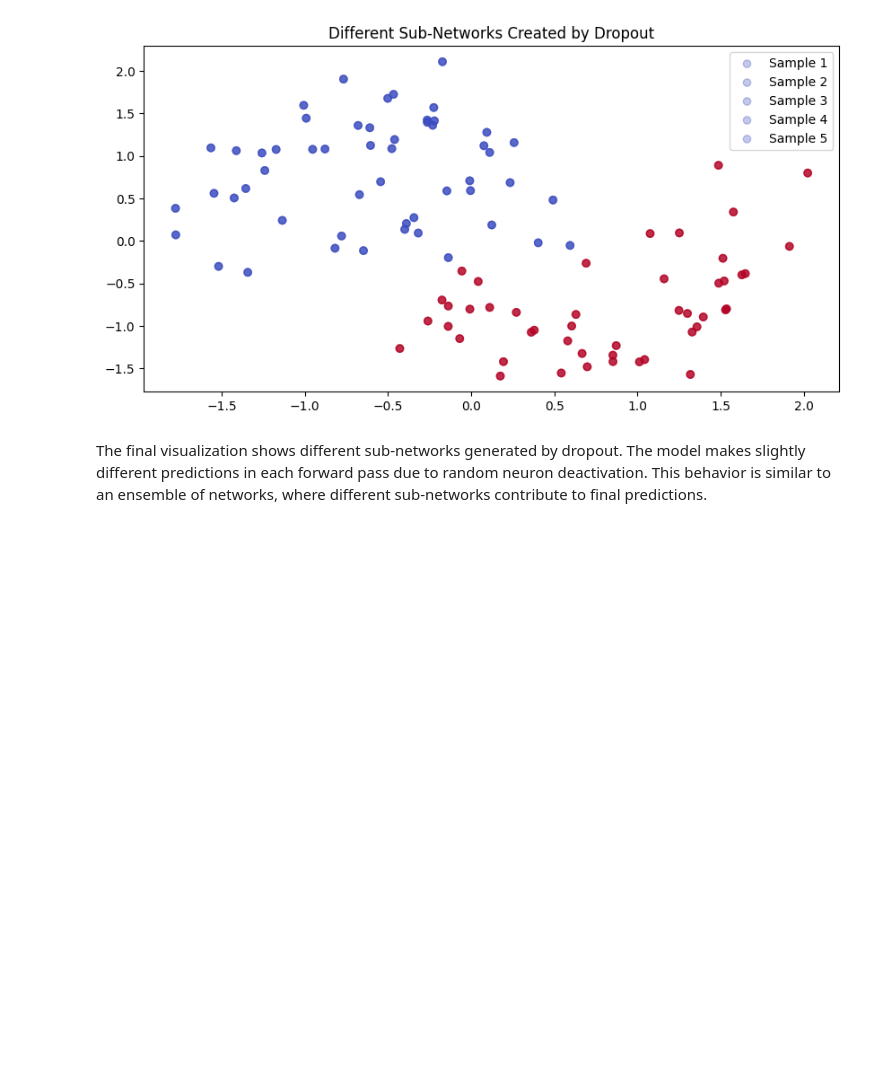
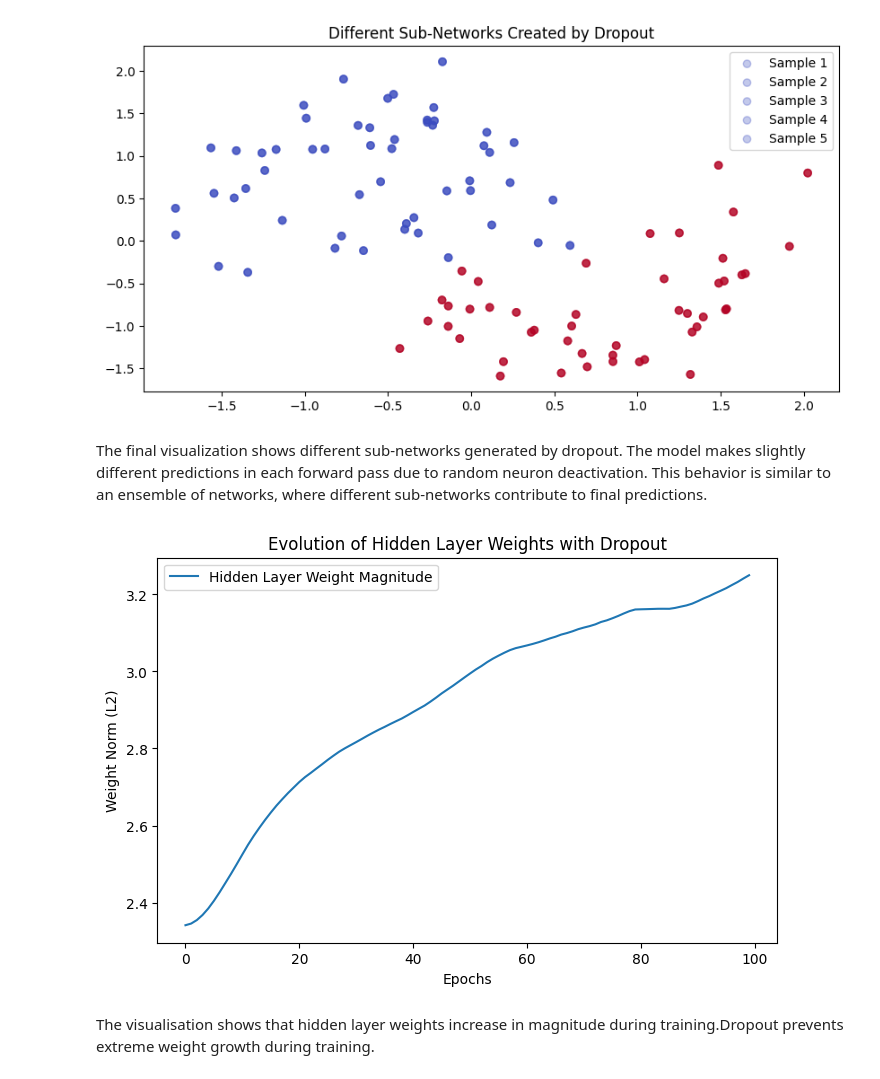
Before and after one commit to BoboSamson/BoboSamson, a Jupyter notebook: Dropout.ipynb, the cells around one changed output. Saved outputs shown, nothing was run; the diff lists cells and outputs as text; code cells hidden in the pictures; blank space fills up the shorter version.

```diff
--- a/Dropout.ipynb
+++ b/Dropout.ipynb
@@ -127,3 +127,66 @@ visualize_dropout_effect(model_with_dropout, X_test_tensor)
 The final visualization shows different sub-networks generated by dropout.
 The model makes slightly different predictions in each forward pass due to random neuron deactivation.
 This behavior is similar to an ensemble of networks, where different sub-networks contribute to final predictions.
+# %%
+import torch
+import torch.nn as nn
+import torch.optim as optim
+import numpy as np
+import matplotlib.pyplot as plt
+
+# Define a simple neural network with dropout
+class NeuralNetWithDropout(nn.Module):
+    def __init__(self, dropout_rate=0.5):
+        super(NeuralNetWithDropout, self).__init__()
+        self.fc1 = nn.Linear(2, 16)
+        self.fc2 = nn.Linear(16, 16)
+        self.fc3 = nn.Linear(16, 2)
+        self.dropout = nn.Dropout(p=dropout_rate)  # Dropout layer
+
+    def forward(self, x, train_mode=True):
+        x = torch.relu(self.fc1(x))
+        if train_mode:
+            x = self.dropout(x)  # Apply dropout only during training
+        x = torch.relu(self.fc2(x))
+        if train_mode:
+            x = self.dropout(x)
+        x = self.fc3(x)
+        return x
+
+# Function to track weight magnitudes during training
+def train_and_track_weights(model, optimizer, loss_fn, epochs=100):
+    weight_history = []  # Stores weight norms
+    for epoch in range(epochs):
+        optimizer.zero_grad()
+        outputs = model(X_train_tensor)
+        loss = loss_fn(outputs, y_train_tensor)
+        loss.backward()
+        optimizer.step()
+
+        # Track weight magnitudes for visualization
+        with torch.no_grad():
+            weight_norm = torch.norm(model.fc1.weight).item()
+            weight_history.append(weight_norm)
+
+    return weight_history
+
+# Initialize model and optimizer
+model_with_dropout = NeuralNetWithDropout(dropout_rate=0.5)
+optimizer = optim.Adam(model_with_dropout.parameters(), lr=0.01)
+loss_fn = nn.CrossEntropyLoss()
+
+# Train the model and track weight changes
+weight_changes = train_and_track_weights(model_with_dropout, optimizer, loss_fn)
+
+# Visualization: Weight scaling behavior during training
+plt.figure(figsize=(8, 5))
+plt.plot(weight_changes, label="Hidden Layer Weight Magnitude")
+plt.xlabel("Epochs")
+plt.ylabel("Weight Norm (L2)")
+plt.title("Evolution of Hidden Layer Weights with Dropout")
+plt.legend()
+plt.show()
+# %% [output]
+[figure, added]
+# %% [markdown]
+The visualisation shows that hidden layer weights increase in magnitude during training.Dropout prevents extreme weight growth during training.
```
